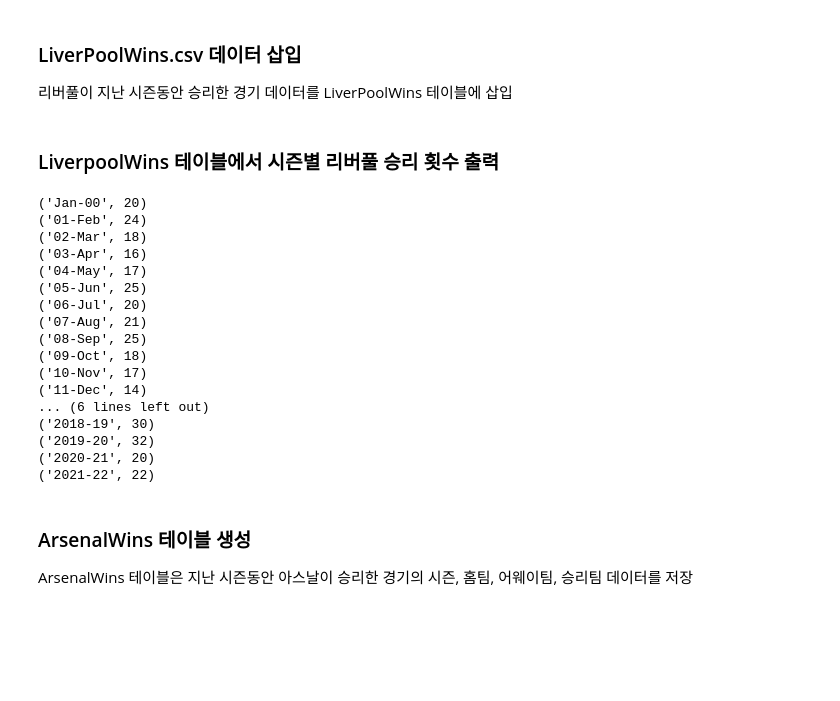
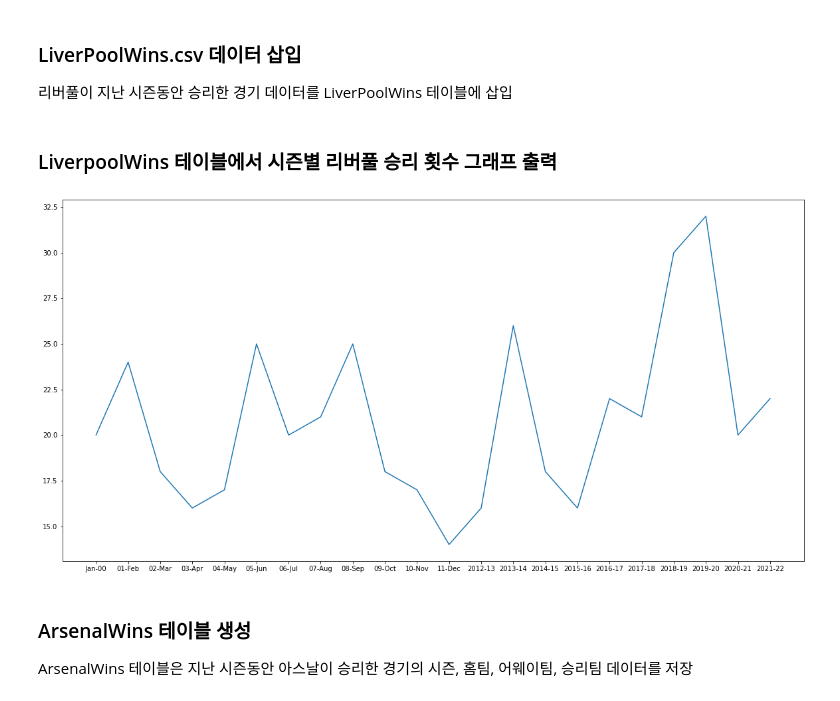
Before and after one commit to kiku99/EPL_Analysis, a Jupyter notebook: TWPS/TWPSgraph.ipynb, the cells around one changed output. Saved outputs shown, nothing was run; the diff lists cells and outputs as text; code cells hidden in the pictures; blank space fills up the shorter version.

```diff
--- a/TWPS/TWPSgraph.ipynb
+++ b/TWPS/TWPSgraph.ipynb
@@ -45,33 +45,22 @@ for row in rd :
 
 mydb.commit()
 # %% [markdown]
-### LiverpoolWins 테이블에서 시즌별 리버풀 승리 횟수 출력
+### LiverpoolWins 테이블에서 시즌별 리버풀 승리 횟수 그래프 출력
 # %%
 mycursor = mydb.cursor()
 mycursor.execute("select season, count(season) from LiverpoolWins group by season")
 myresult = mycursor.fetchall()
 liverpoolWins=[]
 for x in myresult:
-    liverpoolWins.append(x)
-    print(x)
+    liverpoolWins.append([x[0], x[1]])
+
+ld = pd.DataFrame(liverpoolWins)
+
+plt.figure(figsize= (20, 10))
+plt.plot(ld[0], ld[1])
+plt.show()
 # %% [output]
-('Jan-00', 20)
-('01-Feb', 24)
-('02-Mar', 18)
-('03-Apr', 16)
-('04-May', 17)
-('05-Jun', 25)
-('06-Jul', 20)
-('07-Aug', 21)
-('08-Sep', 25)
-('09-Oct', 18)
-('10-Nov', 17)
-('11-Dec', 14)
-... (6 lines left out)
-('2018-19', 30)
-('2019-20', 32)
-('2020-21', 20)
-('2021-22', 22)
+[figure, added]
 # %% [markdown]
 ### ArsenalWins 테이블 생성
 ArsenalWins 테이블은 지난 시즌동안 아스날이 승리한 경기의 시즌, 홈팀, 어웨이팀, 승리팀 데이터를 저장
```
Also changed, not shown: parts of 8 cells of this notebook.
